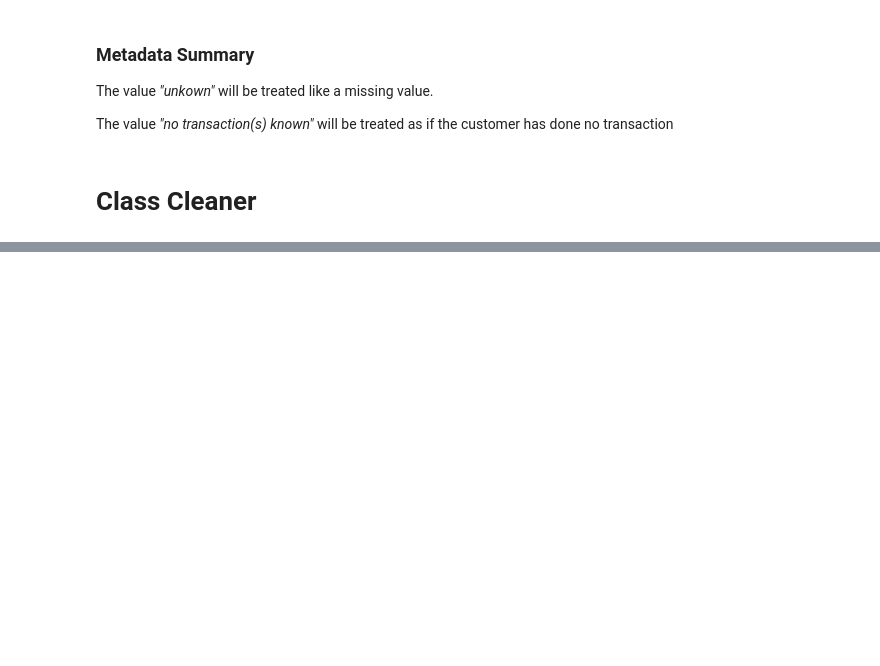
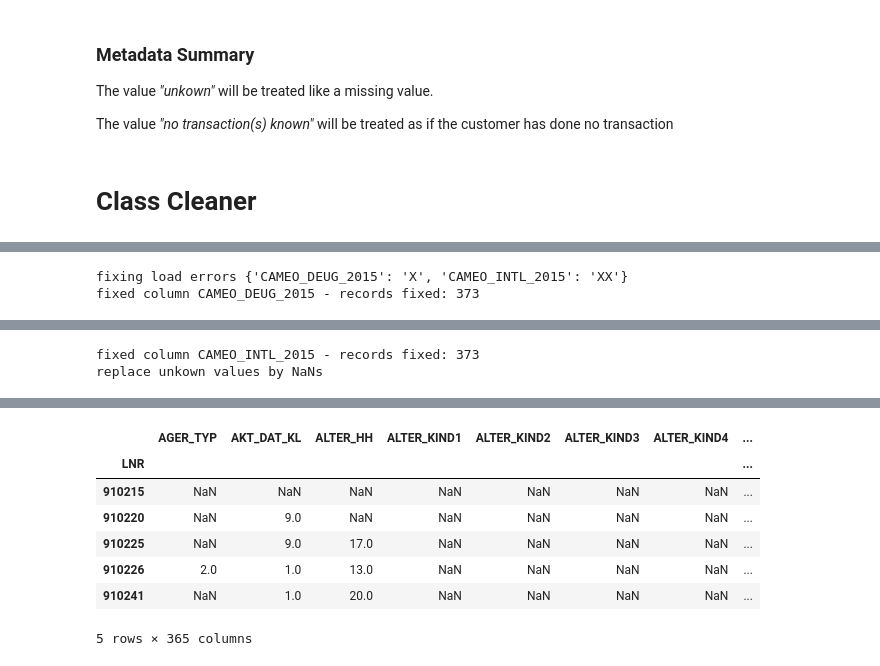
Before and after one commit to step-bauer/dsnd_capstone_arvato, a Jupyter notebook: Arvato Project Workbook.ipynb, the cells around one changed output, grey strips where cells are left out. Saved outputs shown, nothing was run; the diff lists cells and outputs as text; code cells hidden in the pictures; blank space fills up the shorter version.

```diff
--- a/Arvato Project Workbook.ipynb
+++ b/Arvato Project Workbook.ipynb
@@ -326,3 +386,0 @@ unknown_val_set
-# %%
-%%time
-df = df_azdias.copy()
@@ -425,0 +541,14 @@ dfCleaner.mark_nans(df_azdias)
+# %%
+dfCleaner = DFCleaner(df_metadata)
+
+TESTING = False
+if TESTING:
+    df_azdias_cleaned = df_azdias.iloc[:100,:].copy()
+else:
+    df_azdias_cleaned = df_azdias.copy()
+
+dfCleaner.transform(df_azdias_cleaned)
+df_azdias_cleaned.head()
+# %% [output]
+fixing load errors {'CAMEO_DEUG_2015': 'X', 'CAMEO_INTL_2015': 'XX'}
+fixed column CAMEO_DEUG_2015 - records fixed: 373
@@ -425,0 +556,2 @@ dfCleaner.mark_nans(df_azdias)
+fixed column CAMEO_INTL_2015 - records fixed: 373
+replace unkown values by NaNs
@@ -425,0 +559,8 @@ dfCleaner.mark_nans(df_azdias)
+|  | AGER_TYP | AKT_DAT_KL | ALTER_HH | ALTER_KIND1 | ALTER_KIND2 | ALTER_KIND3 | ALTER_KIND4 | ... |
+| LNR |  |  |  |  |  |  |  | ... |
+| 910215 | NaN | NaN | NaN | NaN | NaN | NaN | NaN | ... |
+| 910220 | NaN | 9.0 | NaN | NaN | NaN | NaN | NaN | ... |
+| 910225 | NaN | 9.0 | 17.0 | NaN | NaN | NaN | NaN | ... |
+| 910226 | 2.0 | 1.0 | 13.0 | NaN | NaN | NaN | NaN | ... |
+| 910241 | NaN | 1.0 | 20.0 | NaN | NaN | NaN | NaN | ... |
+5 rows × 365 columns
```
Also changed, not shown: parts of 51 cells of this notebook, 1 other file.
